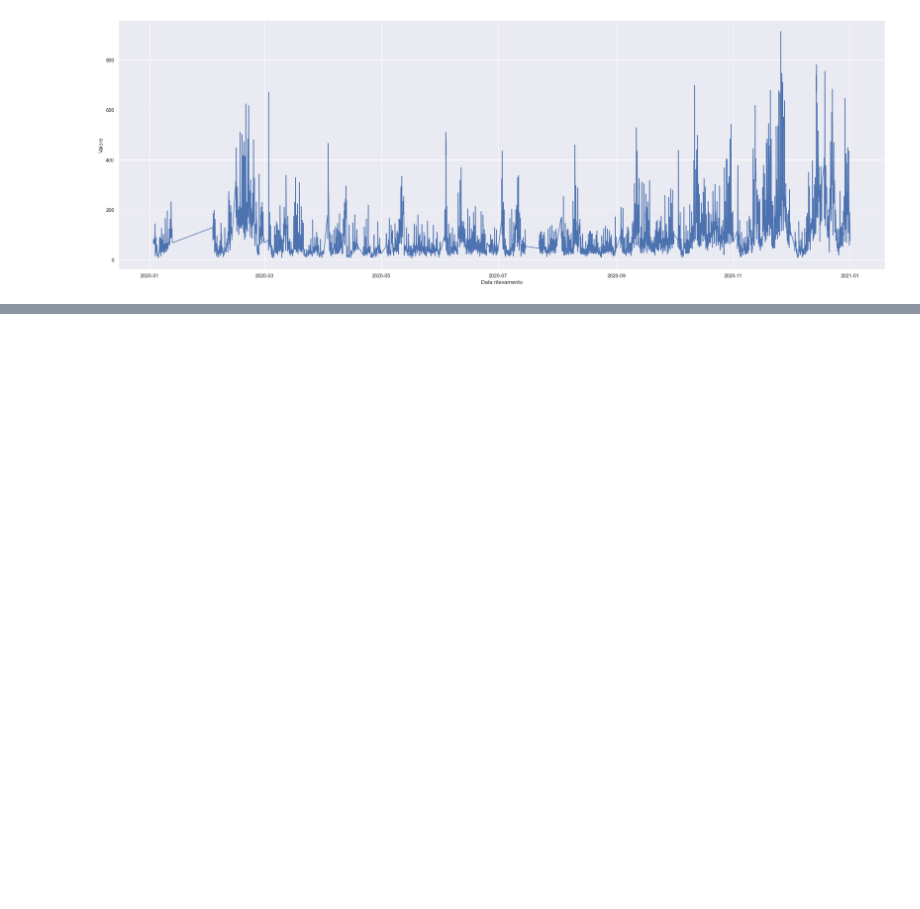
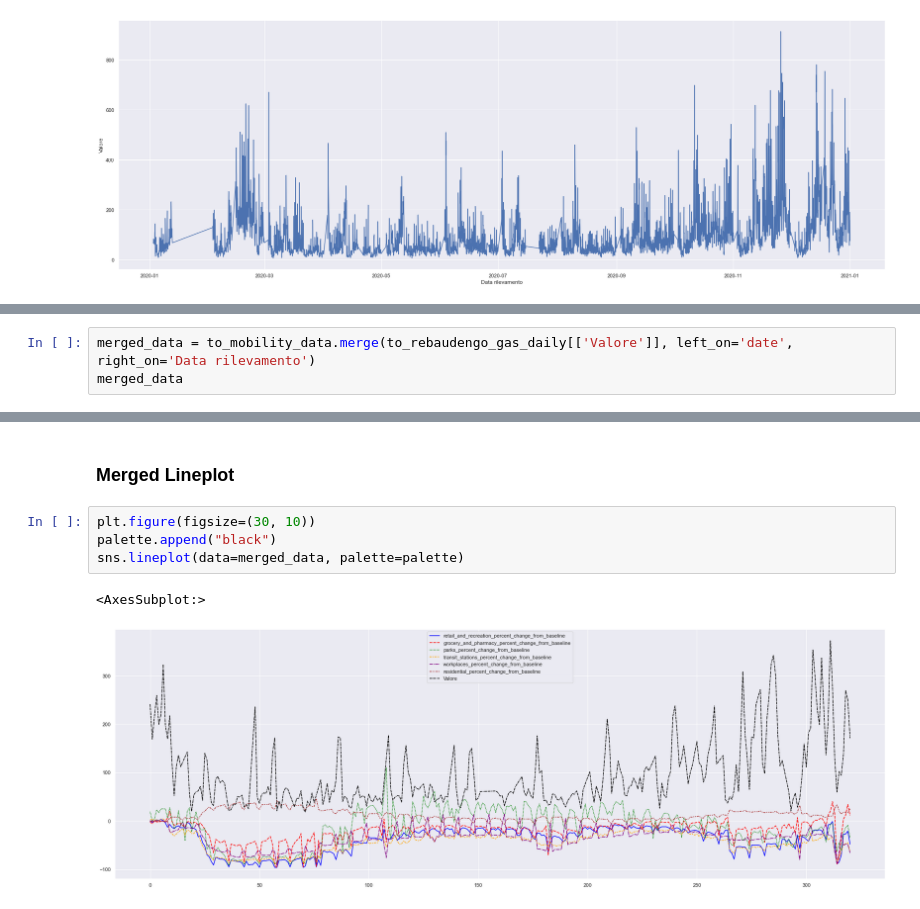
Before and after one commit to danielegerbaldo/Turin-Air-Quality-Comparison-Lockdown, a Jupyter notebook: Turin-Air-Quality-Comparison-Lockdown.ipynb, the cells around one changed output, grey strips where cells are left out. Drawn from its saved outputs; the diff is of its cells as text; blank space fills up the shorter version.

Commit message:
Datasets merged and plotted

```diff
--- a/Turin-Air-Quality-Comparison-Lockdown.ipynb
+++ b/Turin-Air-Quality-Comparison-Lockdown.ipynb
@@ -219,0 +248,3 @@ sns.lineplot(data=to_rebaudengo_gas, x="Data rilevamento", y="Valore")
+# %%
+merged_data = to_mobility_data.merge(to_rebaudengo_gas_daily[['Valore']], left_on='date', right_on='Data rilevamento')
+merged_data
@@ -219,0 +265,9 @@ sns.lineplot(data=to_rebaudengo_gas, x="Data rilevamento", y="Valore")
+# %% [markdown]
+### Merged Lineplot
+# %%
+plt.figure(figsize=(30, 10))
+palette.append("black")
+sns.lineplot(data=merged_data, palette=palette)
+# %% [output]
+<AxesSubplot:>
+[figure, added]
```
Also changed, not shown: parts of 5 cells of this notebook.
